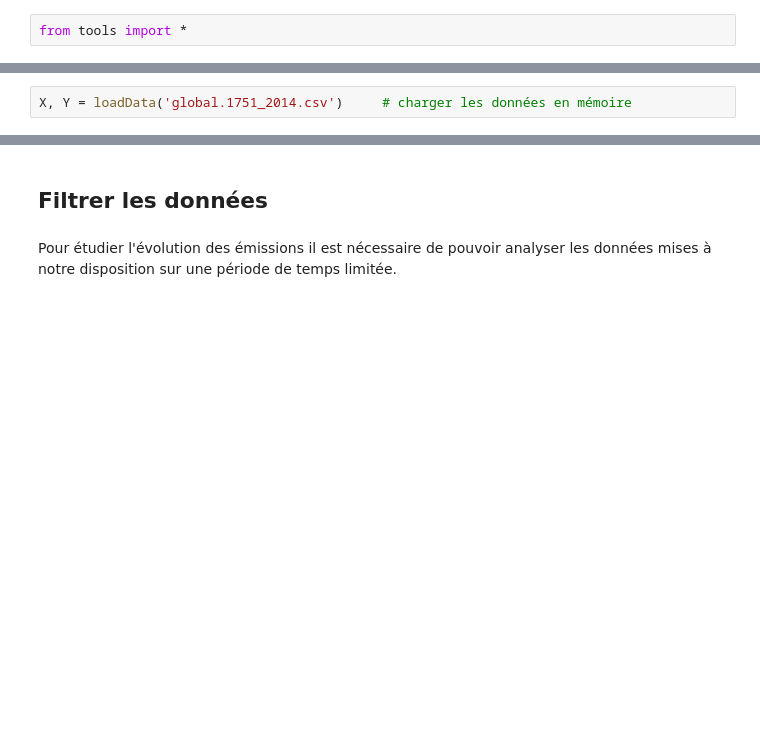
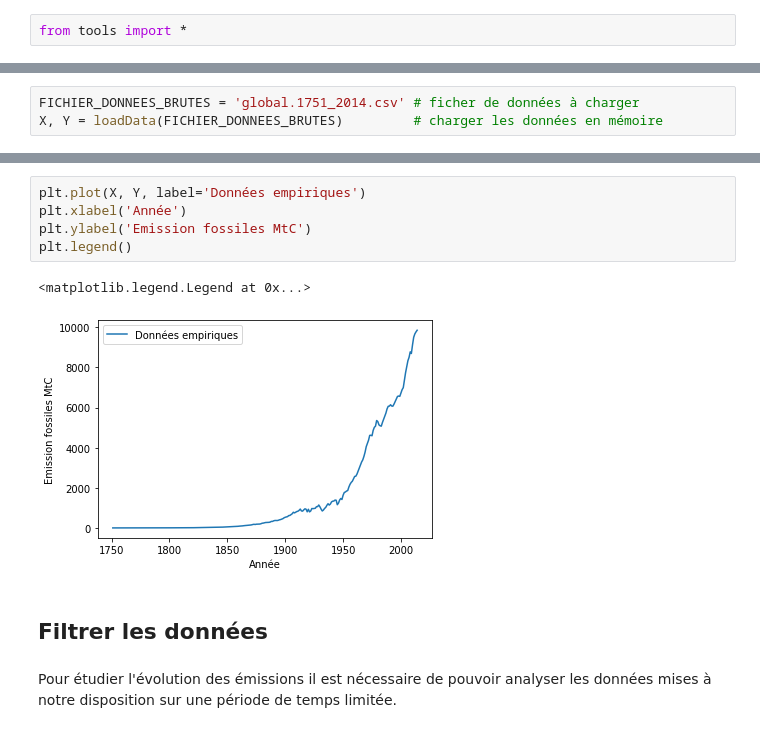
Before and after one commit to infisxc/mathc2plus, a Jupyter notebook: exp.ipynb, the cells around one changed output, grey strips where cells are left out. Cells and saved outputs as stored; diff of their text form; blank space fills up the shorter version.

```diff
--- a/exp.ipynb
+++ b/exp.ipynb
@@ -30,2 +40,3 @@ Total carbon emissions from fossil fuel consumption and cement production (milli
 # %%
-X, Y = loadData('global.1751_2014.csv')     # charger les données en mémoire
+FICHIER_DONNEES_BRUTES = 'global.1751_2014.csv' # ficher de données à charger
+X, Y = loadData(FICHIER_DONNEES_BRUTES)         # charger les données en mémoire
@@ -32,3 +57,11 @@ X, Y = loadData('global.1751_2014.csv')     # charger les données en mémoire
+# %%
+plt.plot(X, Y, label='Données empiriques')
+plt.xlabel('Année')
+plt.ylabel('Emission fossiles MtC')
+plt.legend()
+# %% [output]
+<matplotlib.legend.Legend at 0x...>
+[figure, added]
 # %% [markdown]
 ## Filtrer les données
 # %% [markdown]
```
Also changed, not shown: parts of 12 cells of this notebook.
